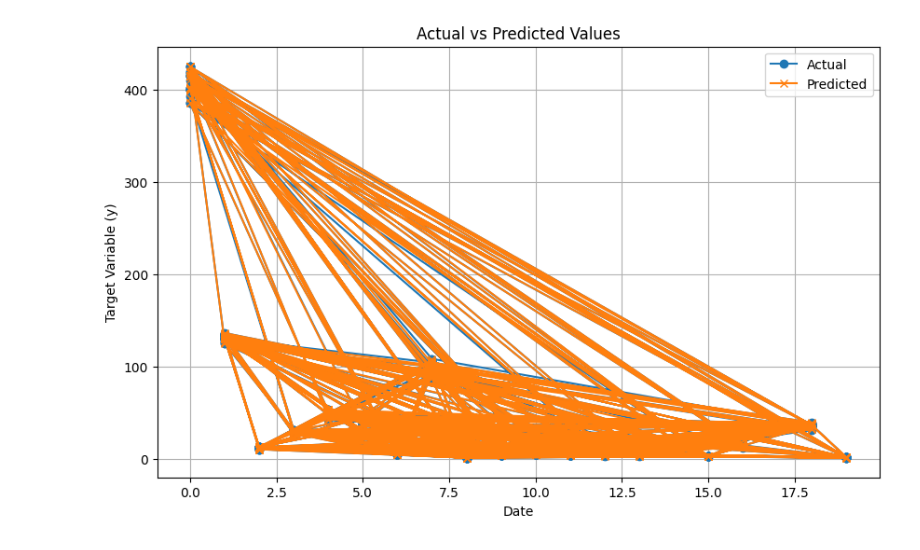
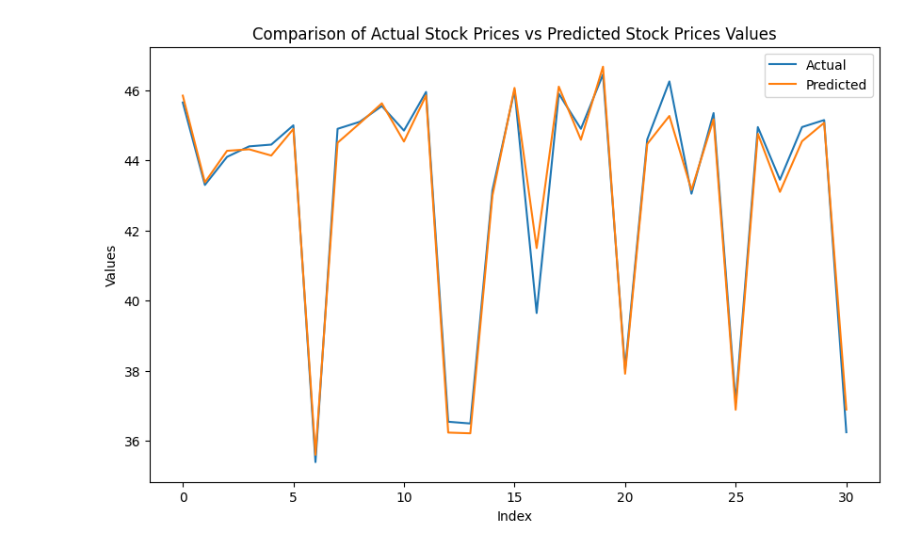
Before and after one commit to stephkariuki19/colab-notebooks, a Jupyter notebook: CLASS_EXE_regression.ipynb, the cells around one changed output. Saved outputs shown, nothing was run; the diff lists cells and outputs as text; code cells hidden in the pictures.

```diff
--- a/CLASS_EXE_regression.ipynb
+++ b/CLASS_EXE_regression.ipynb
@@ -6,6 +6,6 @@ uploaded = files.upload()
 import pandas as pd
 
 # Replace 'your_file.csv' with the actual filename
-df = pd.read_csv('new_filtered_data.csv')
+df = pd.read_csv('new_filtered_data2.csv')
 # %% [output]
 [interactive output not drawn]
@@ -45,7 +63,7 @@ df['day_of_week'] = df['date'].dt.dayofweek  # Monday=0, Sunday=6
 df['quarter'] = df['date'].dt.quarter
 
 # Drop the original 'date' column
-df = df.drop('date', axis=1)
+df = df.drop('Date', axis=1)
 
  # view the loaded the data
 df.head()
@@ -85,8 +139,16 @@ print(zero_code_rows)
 #Putting Feature Variable to X and Target variable to y.
 #feature variables
 
-columns_to_drop = ['Day Price', 'Date','Name','Adjusted Price','Change%']
-X_feature = df.drop(columns=columns_to_drop, axis=1).values
+columns_to_drop = ['Day Price','Name','Adjusted Price','Change%']
+
+init_X_feature = df.drop(columns=columns_to_drop, axis=1).values
 
 # Target variable
-y_target = df['Day Price'].values
+init_y_target = df['Day Price'].values
+
+# Filtering rows where 'Code' column equals 0
+zero_code_rows = df[df['Code'] == 5]
+
+# Creating X_feature and y_target from the filtered data
+X_feature = zero_code_rows.drop(columns=columns_to_drop, axis=1).values
+y_target = zero_code_rows['Day Price'].values
@@ -174,18 +219,18 @@ R-squared (R2): 0.9999498676396728
 # %%
 import matplotlib.pyplot as plt
 
-# Assuming Date is the first column in X_test
-dates = X_test[:, 0]  # Replace 0 with the column index of Date in X_test
+# Assuming y_test and y_pred are arrays or Series with predictions and actual values respectively
+# Create a range of indices or use the length of the arrays for plotting
+indices = range(len(y_test))
 
-# Plotting actual versus predicted values
+# Plot y_test and y_pred
 plt.figure(figsize=(10, 6))
-plt.plot(dates, y_test, label='Actual', marker='o')
-plt.plot(dates, y_pred, label='Predicted', marker='x')
-plt.xlabel('Date')
-plt.ylabel('Target Variable (y)')
-plt.title('Actual vs Predicted Values')
+plt.plot(indices, y_test, label='Actual')
+plt.plot(indices, y_pred, label='Predicted')
+plt.xlabel('Index')
+plt.ylabel('Values')
+plt.title('Comparison of Actual Stock Prices vs Predicted Stock Prices Values')
 plt.legend()
-plt.grid(True)
 plt.show()
 # %% [output]
-[figure, old version]
+[figure, new version]
```
Also changed, not shown: parts of 14 cells of this notebook.
